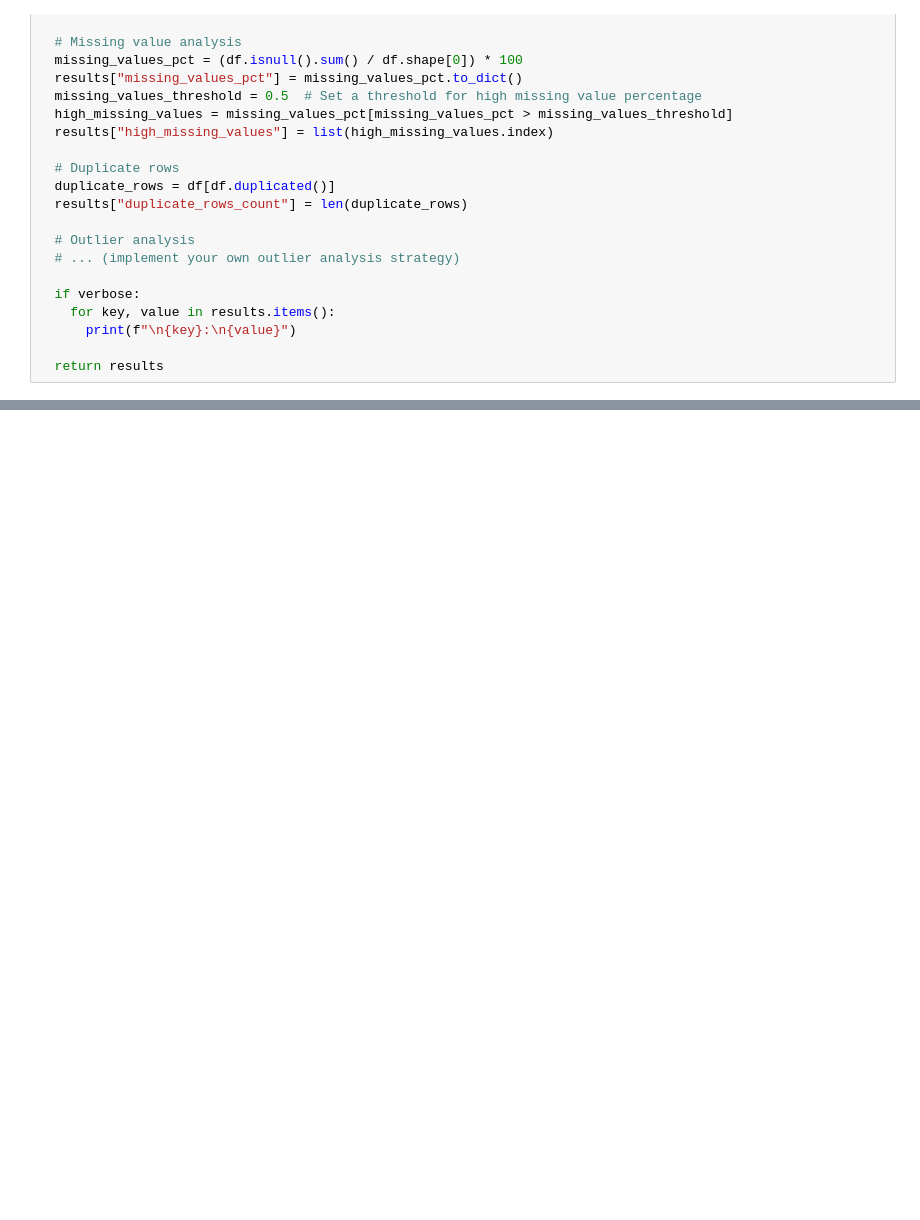
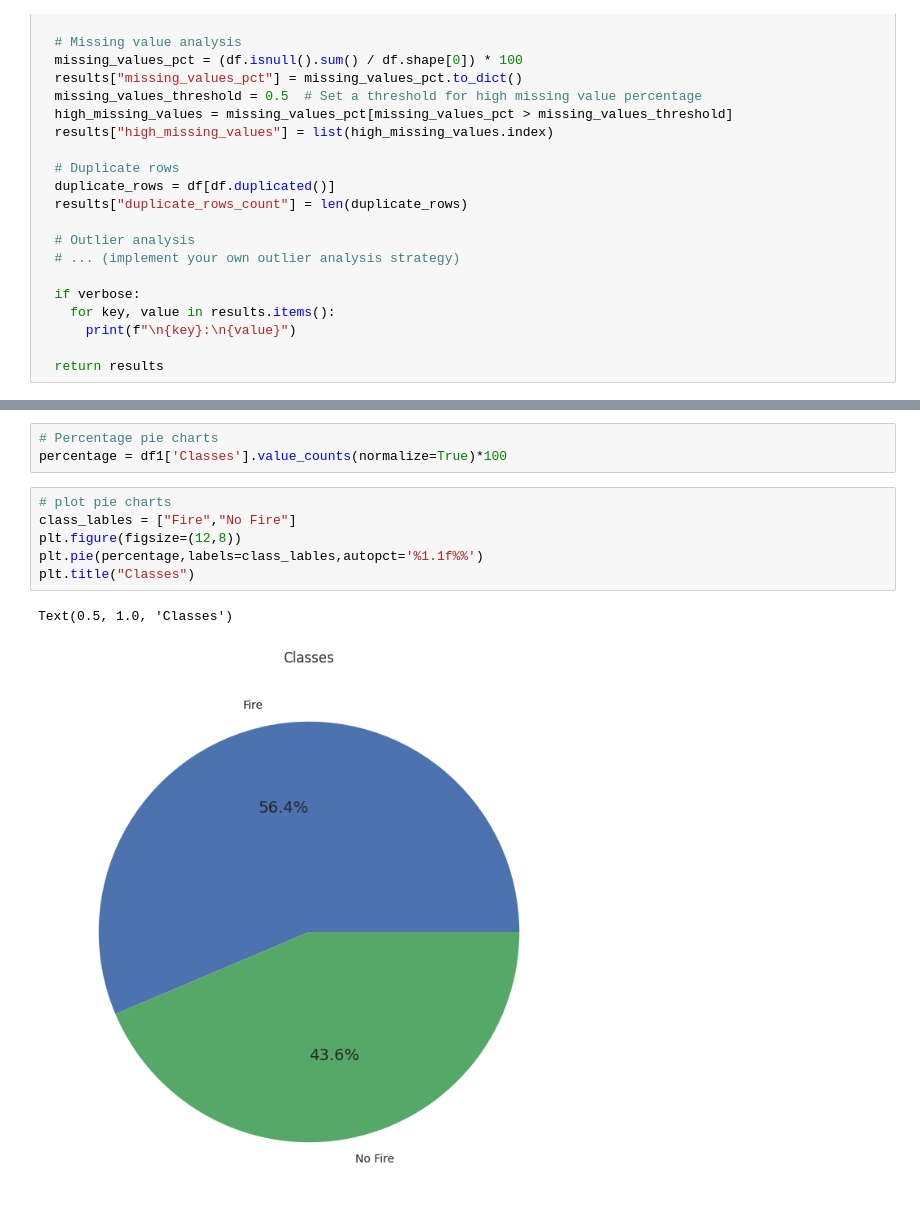
Before and after one commit to aayushs7ha/Kaggle, a Jupyter notebook: algerian-forest-fires-dataset.ipynb, the cells around one changed output, grey strips where cells are left out. Saved outputs shown, nothing was run; the diff lists cells and outputs as text; blank space fills up the shorter version.

```diff
--- a/algerian-forest-fires-dataset.ipynb
+++ b/algerian-forest-fires-dataset.ipynb
@@ -423,0 +336,12 @@ duplicate_rows_count:
+# %%
+# Percentage pie charts
+percentage = df1['Classes'].value_counts(normalize=True)*100
+# %%
+# plot pie charts
+class_lables = ["Fire","No Fire"]
+plt.figure(figsize=(12,8))
+plt.pie(percentage,labels=class_lables,autopct='%1.1f%%')
+plt.title("Classes")
+# %% [output]
+Text(0.5, 1.0, 'Classes')
+[figure, added]
```
Also changed, not shown: parts of 22 cells of this notebook.
